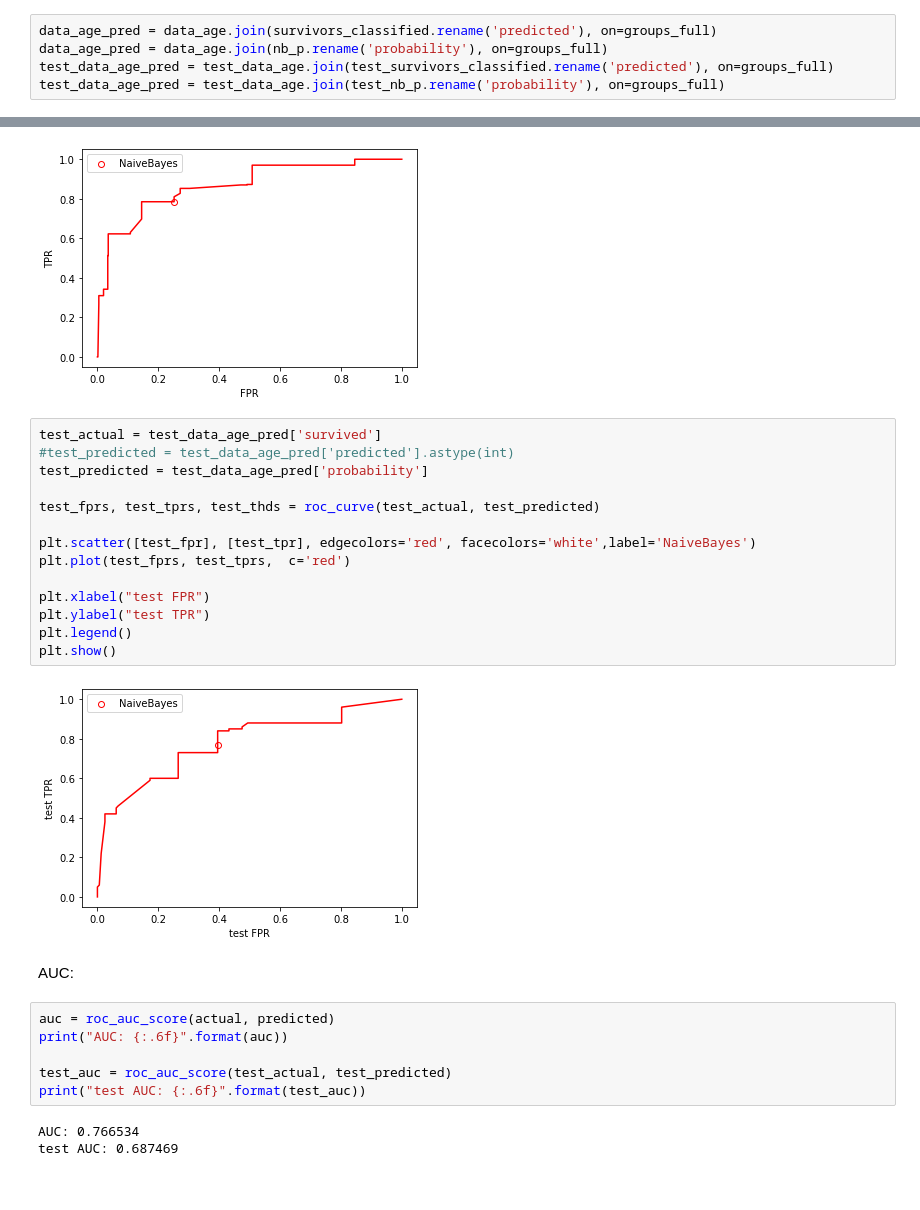
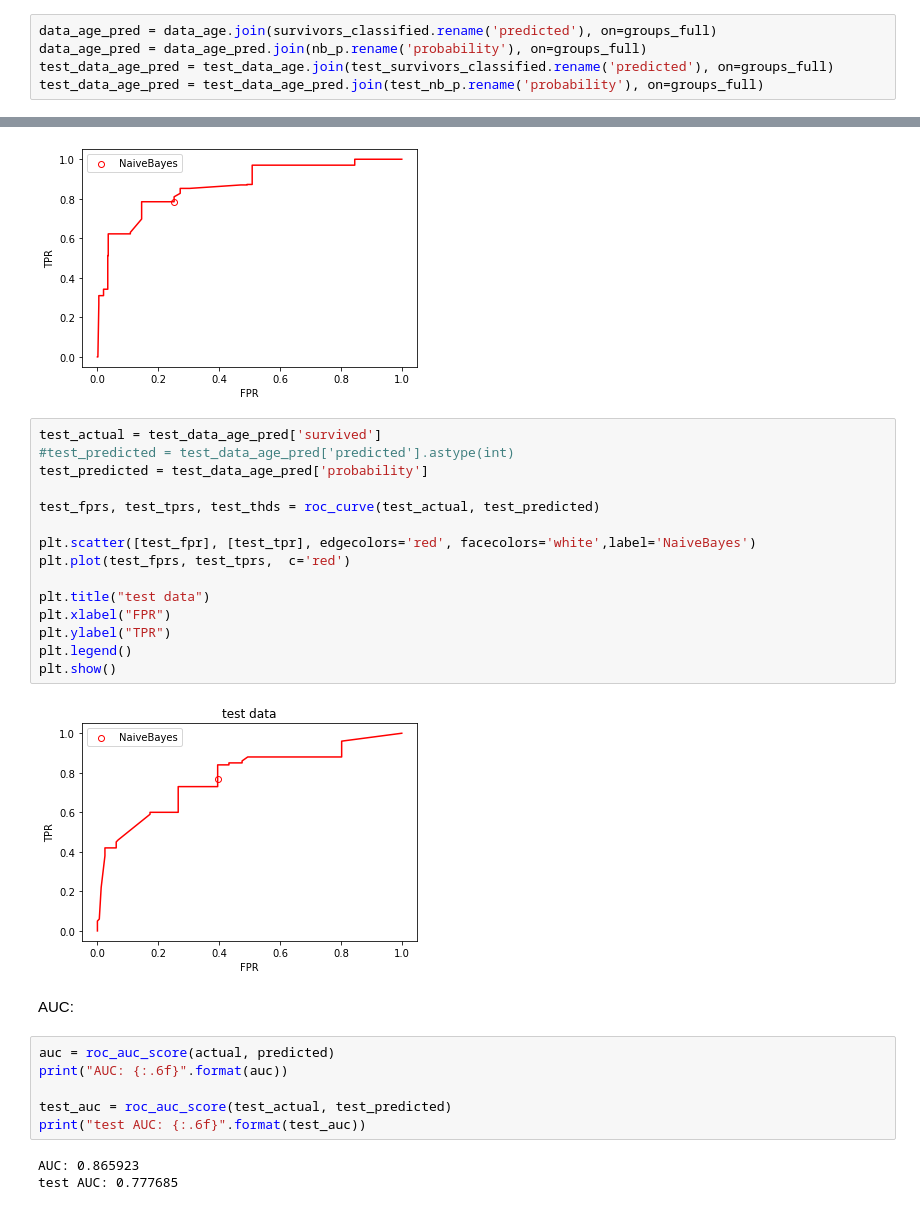
Before and after one commit to Machine-Learning-Gwinner-Rymut/MachineLearning, a Jupyter notebook: Assignments/Titanic/titanic_naive_bayes.ipynb, the cells around one changed output, grey strips where cells are left out. Drawn from its saved outputs; the diff is of its cells as text.

```diff
--- a/Assignments/Titanic/titanic_naive_bayes.ipynb
+++ b/Assignments/Titanic/titanic_naive_bayes.ipynb
@@ -1061,9 +1041,9 @@ ROC Curve
 from sklearn.metrics import roc_auc_score, roc_curve
 # %%
 data_age_pred = data_age.join(survivors_classified.rename('predicted'), on=groups_full)
-data_age_pred = data_age.join(nb_p.rename('probability'), on=groups_full)
+data_age_pred = data_age_pred.join(nb_p.rename('probability'), on=groups_full)
 test_data_age_pred = test_data_age.join(test_survivors_classified.rename('predicted'), on=groups_full)
-test_data_age_pred = test_data_age.join(test_nb_p.rename('probability'), on=groups_full)
+test_data_age_pred = test_data_age_pred.join(test_nb_p.rename('probability'), on=groups_full)
 # %%
 actual = data_age_pred['survived']
 #predicted = data_age_pred['predicted'].astype(int)
@@ -1083,19 +1063,20 @@ plt.show()
 # %%
 test_actual = test_data_age_pred['survived']
 #test_predicted = test_data_age_pred['predicted'].astype(int)
 test_predicted = test_data_age_pred['probability']
 
 test_fprs, test_tprs, test_thds = roc_curve(test_actual, test_predicted)
 
 plt.scatter([test_fpr], [test_tpr], edgecolors='red', facecolors='white',label='NaiveBayes')
 plt.plot(test_fprs, test_tprs,  c='red')
 
-plt.xlabel("test FPR")
-plt.ylabel("test TPR")
+plt.title("test data")
+plt.xlabel("FPR")
+plt.ylabel("TPR")
 plt.legend()
 plt.show()
 # %% [output]
-[figure, old version]
+[figure, new version]
 # %% [markdown]
 AUC:
 # %%
@@ -1105,5 +1086,5 @@ print("AUC: {:.6f}".format(auc))
 test_auc = roc_auc_score(test_actual, test_predicted)
 print("test AUC: {:.6f}".format(test_auc))
 # %% [output]
-AUC: 0.766534
-test AUC: 0.687469
+AUC: 0.865923
+test AUC: 0.777685
```
Also changed, not shown: parts of 1 cell of this notebook.
